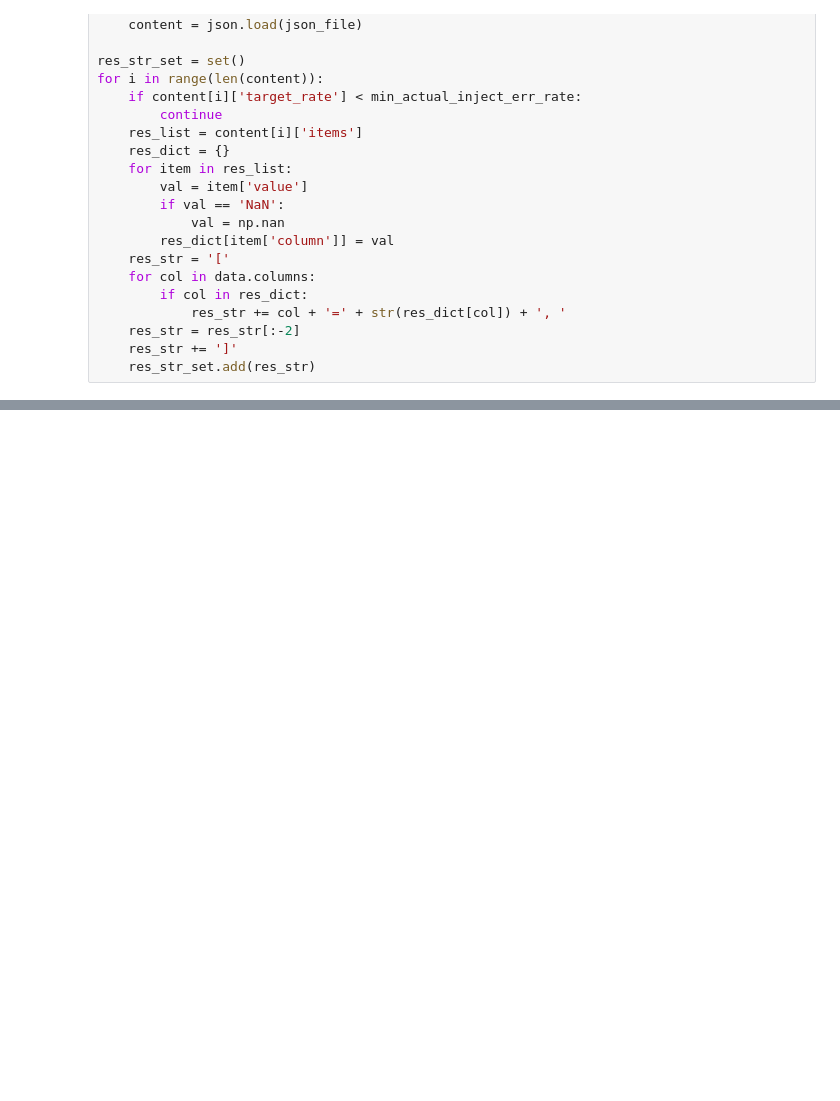
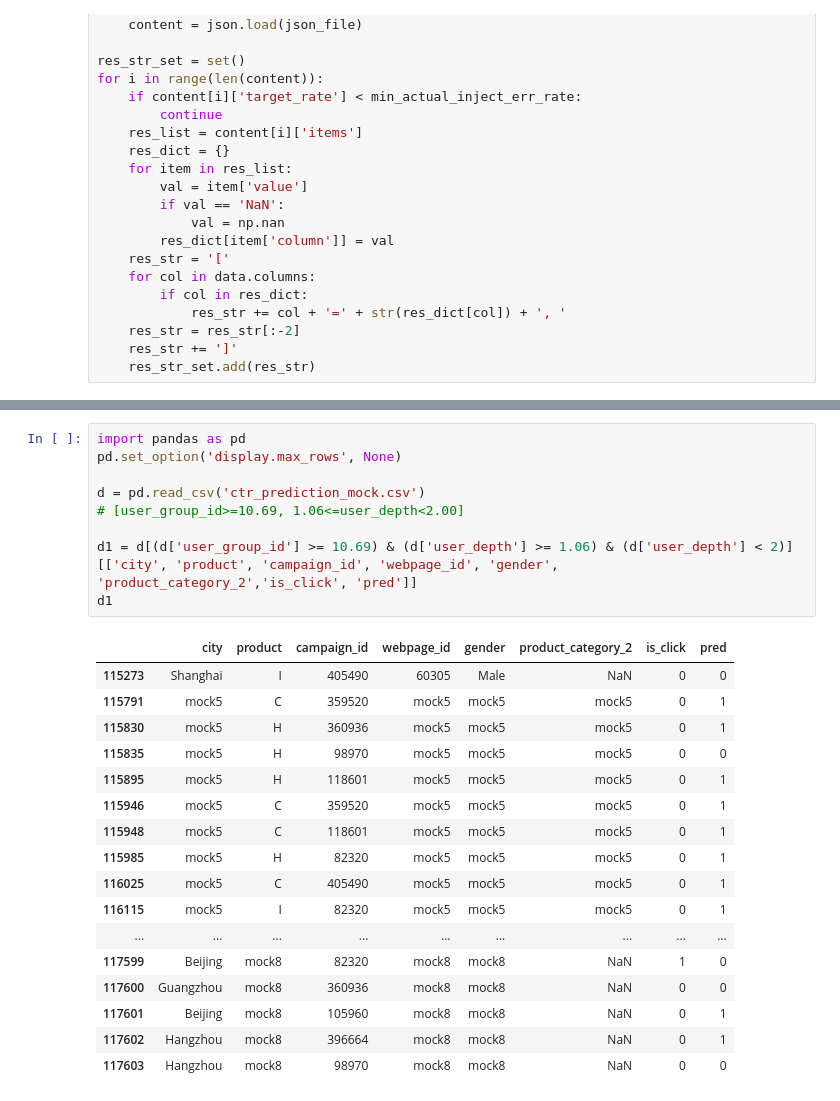
Before and after one commit to jingjiajie/mdca, a Jupyter notebook: test_data/ctr/pred_error_inject.ipynb, the cells around one changed output, grey strips where cells are left out. Cells and saved outputs as stored; diff of their text form; blank space fills up the shorter version.

```diff
--- a/test_data/ctr/pred_error_inject.ipynb
+++ b/test_data/ctr/pred_error_inject.ipynb
@@ -255,0 +266,27 @@ f1: 98.99%
+# %%
+import pandas as pd
+pd.set_option('display.max_rows', None)
+
+d = pd.read_csv('ctr_prediction_mock.csv')
+# [user_group_id>=10.69, 1.06<=user_depth<2.00]
+
+d1 = d[(d['user_group_id'] >= 10.69) & (d['user_depth'] >= 1.06) & (d['user_depth'] < 2)][['city', 'product', 'campaign_id', 'webpage_id', 'gender', 'product_category_2','is_click', 'pred']]
+d1
+# %% [output]
+|  | city | product | campaign_id | webpage_id | gender | product_category_2 | is_click | pred |
+| 115273 | Shanghai | I | 405490 | 60305 | Male | NaN | 0 | 0 |
+| 115791 | mock5 | C | 359520 | mock5 | mock5 | mock5 | 0 | 1 |
+| 115830 | mock5 | H | 360936 | mock5 | mock5 | mock5 | 0 | 1 |
+| 115835 | mock5 | H | 98970 | mock5 | mock5 | mock5 | 0 | 0 |
+| 115895 | mock5 | H | 118601 | mock5 | mock5 | mock5 | 0 | 1 |
+| 115946 | mock5 | C | 359520 | mock5 | mock5 | mock5 | 0 | 1 |
+| 115948 | mock5 | C | 118601 | mock5 | mock5 | mock5 | 0 | 1 |
+| 115985 | mock5 | H | 82320 | mock5 | mock5 | mock5 | 0 | 1 |
+| 116025 | mock5 | C | 405490 | mock5 | mock5 | mock5 | 0 | 1 |
+| 116115 | mock5 | I | 82320 | mock5 | mock5 | mock5 | 0 | 1 |
+| ... | ... | ... | ... | ... | ... | ... | ... | ... |
+| 117599 | Beijing | mock8 | 82320 | mock8 | mock8 | NaN | 1 | 0 |
+| 117600 | Guangzhou | mock8 | 360936 | mock8 | mock8 | NaN | 0 | 0 |
+| 117601 | Beijing | mock8 | 105960 | mock8 | mock8 | NaN | 0 | 1 |
+| 117602 | Hangzhou | mock8 | 396664 | mock8 | mock8 | NaN | 0 | 1 |
+| 117603 | Hangzhou | mock8 | 98970 | mock8 | mock8 | NaN | 0 | 0 |
```
Also changed, not shown: parts of 5 cells of this notebook, 22 other files.
